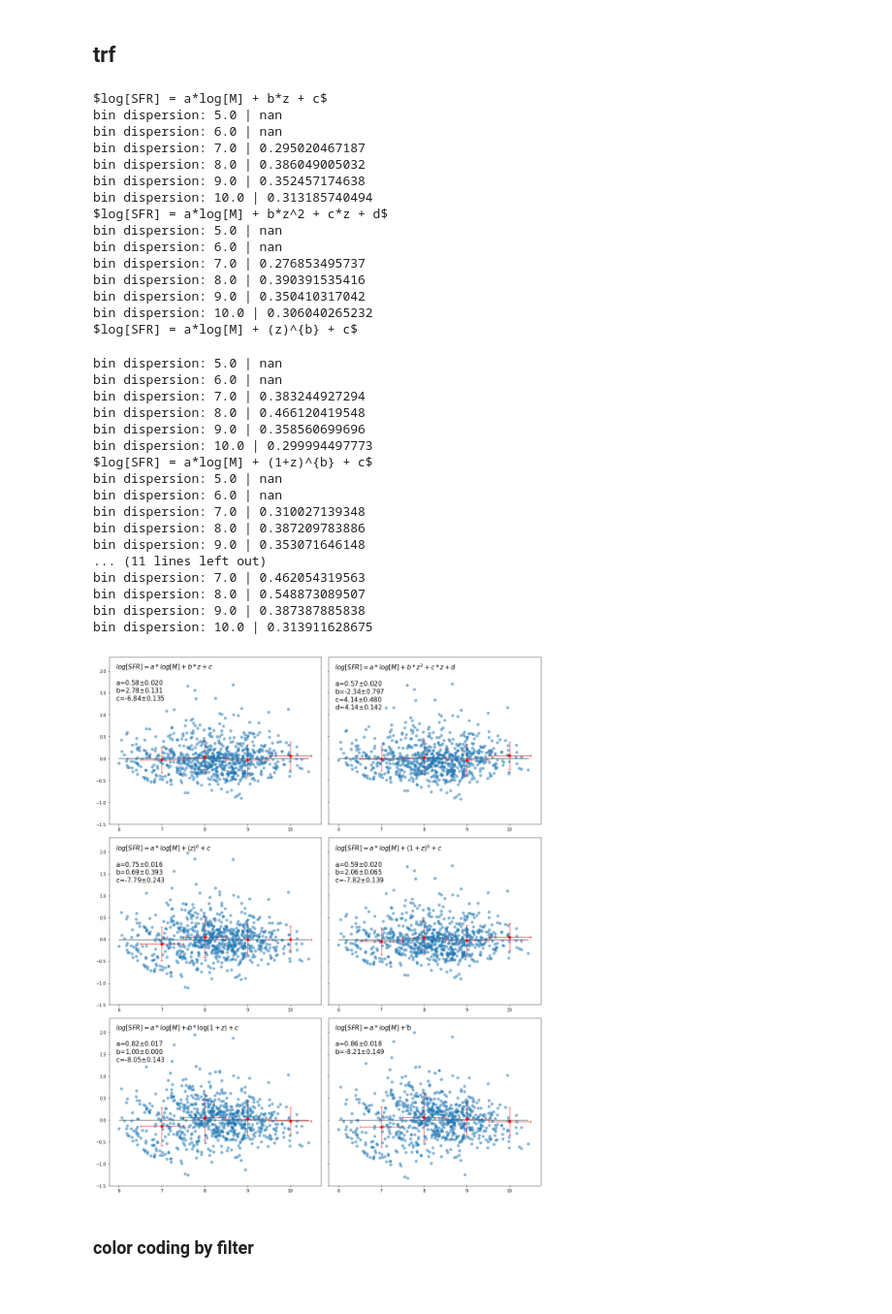
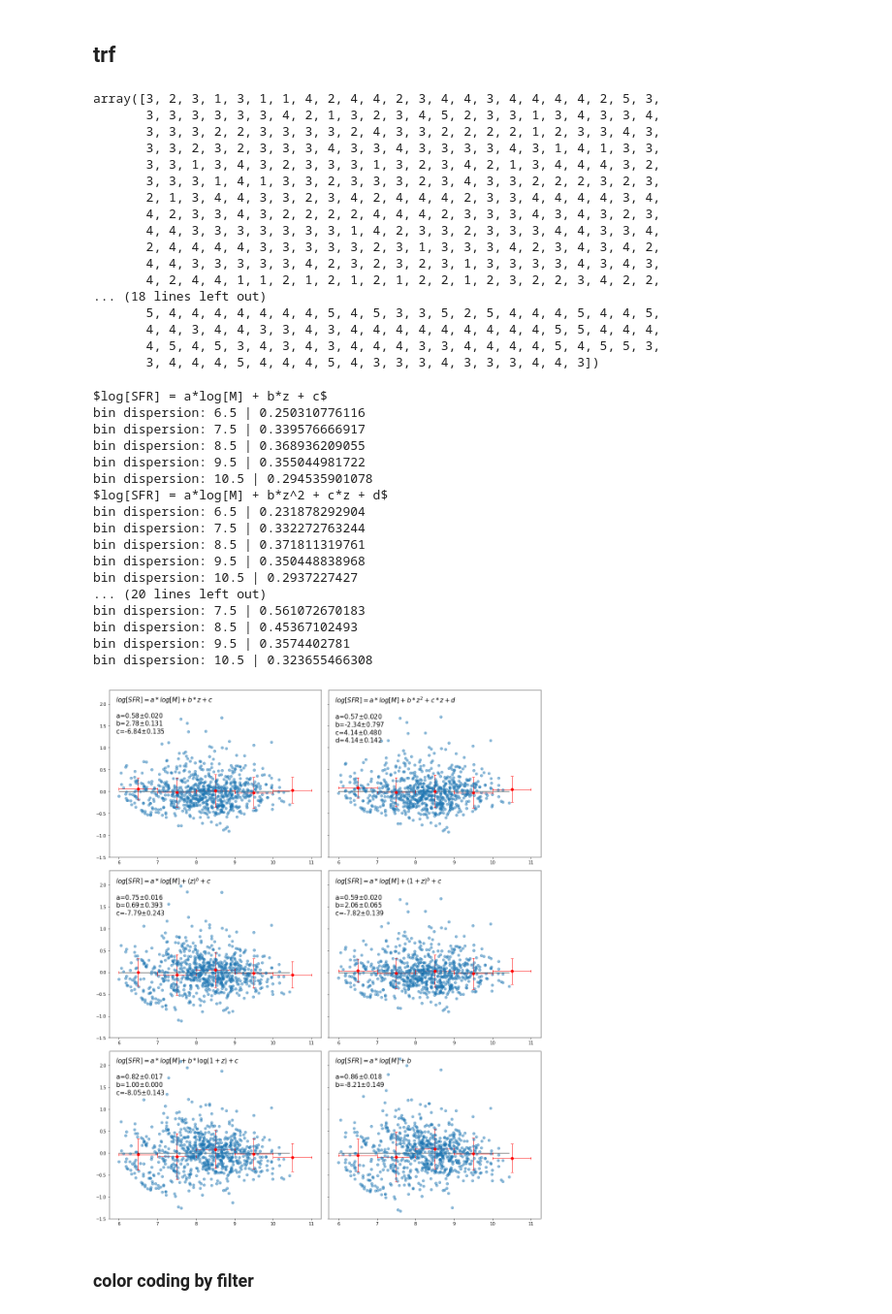
Before and after one commit to kaitshin/LowM_MainSequence, a Jupyter notebook: redshift_dependency_above_6Msun.ipynb, the cells around one changed output. Shown at 97% size. Drawn from its saved outputs; the diff is of its cells as text; code cells hidden in the pictures.

```diff
--- a/redshift_dependency_above_6Msun.ipynb
+++ b/redshift_dependency_above_6Msun.ipynb
@@ -713,9 +716,29 @@ $log[SFR] = a*log[M] + b$
 # rms
 # %% [markdown]
 ## trf
+# %%
+bin_ii
+# %% [output]
+array([3, 2, 3, 1, 3, 1, 1, 4, 2, 4, 4, 2, 3, 4, 4, 3, 4, 4, 4, 4, 2, 5, 3,
+       3, 3, 3, 3, 3, 3, 4, 2, 1, 3, 2, 3, 4, 5, 2, 3, 3, 1, 3, 4, 3, 3, 4,
+       3, 3, 3, 2, 2, 3, 3, 3, 3, 2, 4, 3, 3, 2, 2, 2, 2, 1, 2, 3, 3, 4, 3,
+       3, 3, 2, 3, 2, 3, 3, 3, 4, 3, 3, 4, 3, 3, 3, 3, 4, 3, 1, 4, 1, 3, 3,
+       3, 3, 1, 3, 4, 3, 2, 3, 3, 3, 1, 3, 2, 3, 4, 2, 1, 3, 4, 4, 4, 3, 2,
+       3, 3, 3, 1, 4, 1, 3, 3, 2, 3, 3, 3, 2, 3, 4, 3, 3, 2, 2, 2, 3, 2, 3,
+       2, 1, 3, 4, 4, 3, 3, 2, 3, 4, 2, 4, 4, 4, 2, 3, 3, 4, 4, 4, 4, 3, 4,
+       4, 2, 3, 3, 4, 3, 2, 2, 2, 2, 4, 4, 4, 2, 3, 3, 3, 4, 3, 4, 3, 2, 3,
+       4, 4, 3, 3, 3, 3, 3, 3, 3, 1, 4, 2, 3, 3, 2, 3, 3, 3, 4, 4, 3, 3, 4,
+       2, 4, 4, 4, 4, 3, 3, 3, 3, 3, 2, 3, 1, 3, 3, 3, 4, 2, 3, 4, 3, 4, 2,
+       4, 4, 3, 3, 3, 3, 3, 4, 2, 3, 2, 3, 2, 3, 1, 3, 3, 3, 3, 4, 3, 4, 3,
+       4, 2, 4, 4, 1, 1, 2, 1, 2, 1, 2, 1, 2, 2, 1, 2, 3, 2, 2, 3, 4, 2, 2,
+... (18 lines left out)
+       5, 4, 4, 4, 4, 4, 4, 4, 5, 4, 5, 3, 3, 5, 2, 5, 4, 4, 4, 5, 4, 4, 5,
+       4, 4, 3, 4, 4, 3, 3, 4, 3, 4, 4, 4, 4, 4, 4, 4, 4, 4, 5, 5, 4, 4, 4,
+       4, 5, 4, 5, 3, 4, 3, 4, 3, 4, 4, 4, 3, 3, 4, 4, 4, 4, 5, 4, 5, 5, 3,
+       3, 4, 4, 4, 5, 4, 4, 4, 5, 4, 3, 3, 3, 4, 3, 3, 3, 4, 4, 3])
 # %%
 # min(smass0), max(smass0)
-mbins0 = np.arange(4.5,11.5,1)
+mbins0 = np.arange(5.0,12.0,1)
 mbins = (mbins0+0.5)[:-1]
 bin_ii = np.digitize(smass0, mbins)
 # bin_ii
@@ -745,65 +768,51 @@ for ax, func, eqn_str in zip(axarr, [func0, func1, func2, func3, func4, line],
         sfrs_plot = sfrs00 - func(data00, *params)
         ax.text(0.03,0.97,eqn_str+
             '\n\na='+'{:.2f}'.format(params[0])+r'$\pm$'+'{:.3f}'.format(np.sqrt(np.diag(pcov))[0])+
             '\nb='+'{:.2f}'.format(params[1])+r'$\pm$'+'{:.3f}'.format(np.sqrt(np.diag(pcov))[1])+
             '\nc='+'{:.2f}'.format(params[2])+r'$\pm$'+'{:.3f}'.format(np.sqrt(np.diag(pcov))[2])+
             '\nd='+'{:.2f}'.format(params[2])+r'$\pm$'+'{:.3f}'.format(np.sqrt(np.diag(pcov))[3]),
             transform=ax.transAxes,fontsize=15,ha='left',va='top')
     else: # no redshift dependence
         params, pcov = optimize.curve_fit(func, smass0, sfrs00, method='trf')
         perr = np.sqrt(np.diag(pcov))
         sfrs_plot = sfrs00 - func(smass0, *params)
         ax.text(0.03,0.97,eqn_str+
             '\n\na='+'{:.2f}'.format(params[0])+r'$\pm$'+'{:.3f}'.format(np.sqrt(np.diag(pcov))[0])+
             '\nb='+'{:.2f}'.format(params[1])+r'$\pm$'+'{:.3f}'.format(np.sqrt(np.diag(pcov))[1]),
             transform=ax.transAxes,fontsize=15,ha='left',va='top')
 
     ax.plot(smass0, sfrs_plot, 'o', alpha=0.5)
 
-    for i in range(6):
+    for i in range(5):
+        i=i+1
         bin_match = np.where(bin_ii == i)[0]
 #         print np.mean(sfrs_plot[bin_match])
         ax.plot(mbins[i], np.mean(sfrs_plot[bin_match]), 'ro')
         ax.errorbar(mbins[i], np.mean(sfrs_plot[bin_match]), xerr=0.5, yerr=np.std(sfrs_plot[bin_match]),
                     capsize=3, color='red')
         print 'bin dispersion:', mbins[i], '|', np.std(sfrs_plot[bin_match])
 
 f.set_size_inches(15,18)
 f.tight_layout()
 # %% [output]
 $log[SFR] = a*log[M] + b*z + c$
-bin dispersion: 5.0 | nan
-bin dispersion: 6.0 | nan
-bin dispersion: 7.0 | 0.295020467187
-bin dispersion: 8.0 | 0.386049005032
-bin dispersion: 9.0 | 0.352457174638
-bin dispersion: 10.0 | 0.313185740494
+bin dispersion: 6.5 | 0.250310776116
+bin dispersion: 7.5 | 0.339576666917
+bin dispersion: 8.5 | 0.368936209055
+bin dispersion: 9.5 | 0.355044981722
+bin dispersion: 10.5 | 0.294535901078
 $log[SFR] = a*log[M] + b*z^2 + c*z + d$
-bin dispersion: 5.0 | nan
-bin dispersion: 6.0 | nan
-bin dispersion: 7.0 | 0.276853495737
-bin dispersion: 8.0 | 0.390391535416
-bin dispersion: 9.0 | 0.350410317042
-bin dispersion: 10.0 | 0.306040265232
-$log[SFR] = a*log[M] + (z)^{b} + c$
+bin dispersion: 6.5 | 0.231878292904
+bin dispersion: 7.5 | 0.332272763244
+bin dispersion: 8.5 | 0.371811319761
+bin dispersion: 9.5 | 0.350448838968
+bin dispersion: 10.5 | 0.2937227427
+... (20 lines left out)
+bin dispersion: 7.5 | 0.561072670183
+bin dispersion: 8.5 | 0.45367102493
+bin dispersion: 9.5 | 0.3574402781
+bin dispersion: 10.5 | 0.323655466308
-bin dispersion: 5.0 | nan
-bin dispersion: 6.0 | nan
-bin dispersion: 7.0 | 0.383244927294
-bin dispersion: 8.0 | 0.466120419548
-bin dispersion: 9.0 | 0.358560699696
-bin dispersion: 10.0 | 0.299994497773
-$log[SFR] = a*log[M] + (1+z)^{b} + c$
-bin dispersion: 5.0 | nan
-bin dispersion: 6.0 | nan
-bin dispersion: 7.0 | 0.310027139348
-bin dispersion: 8.0 | 0.387209783886
-bin dispersion: 9.0 | 0.353071646148
-... (11 lines left out)
-bin dispersion: 7.0 | 0.462054319563
-bin dispersion: 8.0 | 0.548873089507
-bin dispersion: 9.0 | 0.387387885838
-bin dispersion: 10.0 | 0.313911628675
-[figure, old version]
+[figure, new version]
 # %% [markdown]
 ### color coding by filter
 # %%
```
Also changed, not shown: parts of 4 cells of this notebook.
